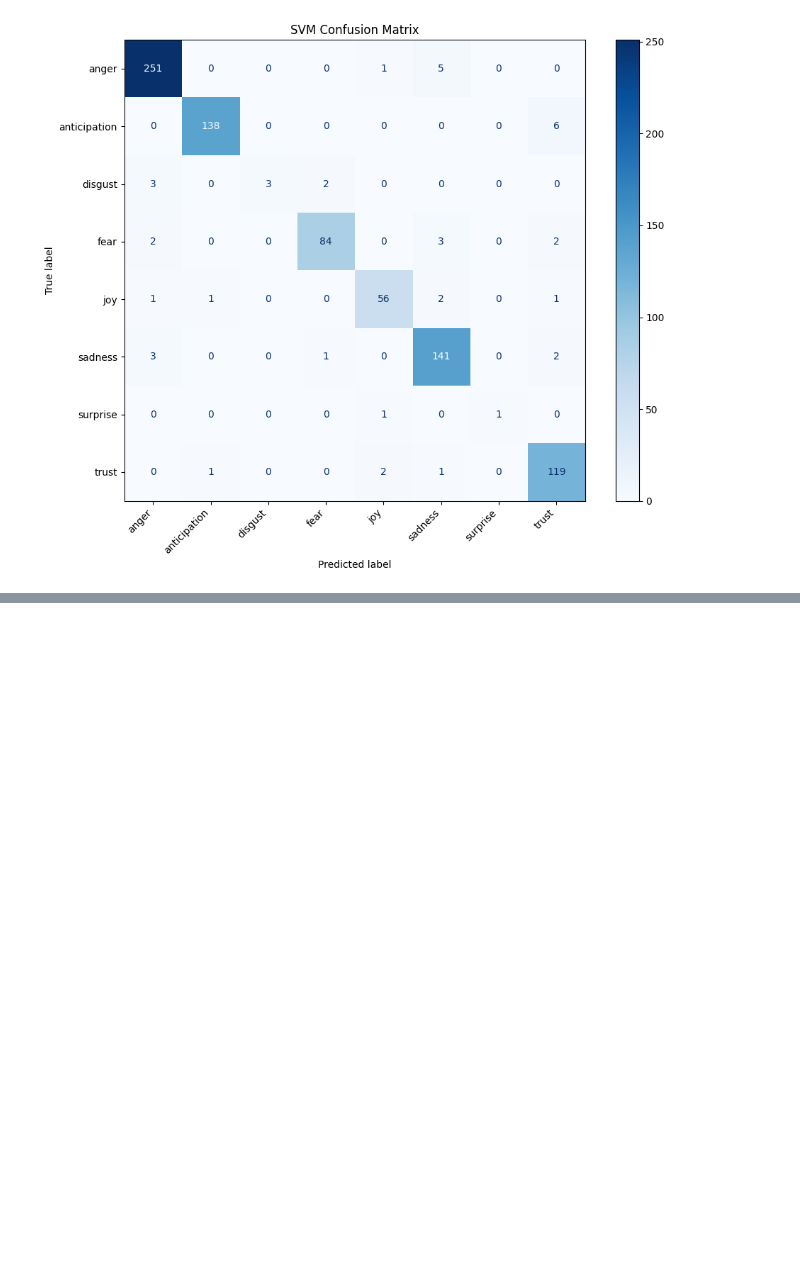
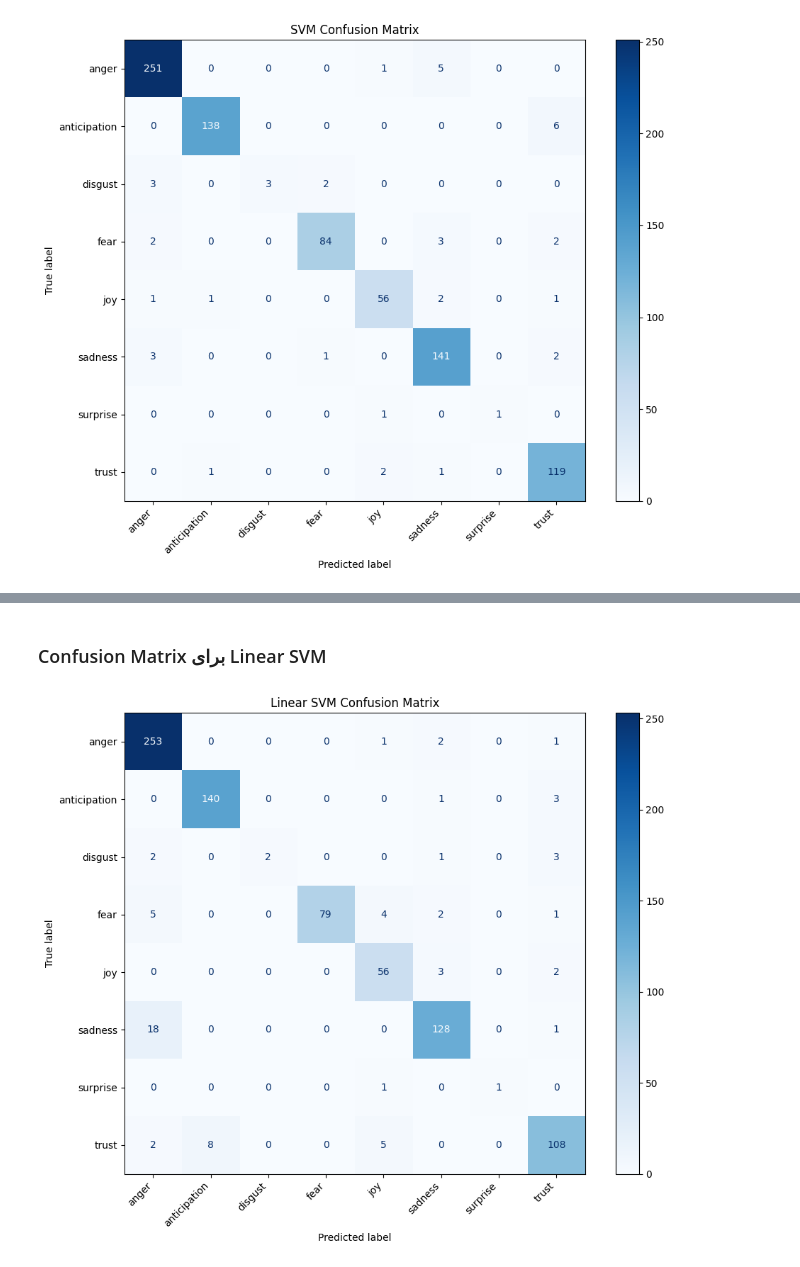
Before and after one commit to REZAKAZAZI00/Pattern_Recognition, a Jupyter notebook: Pattern_Recognition.ipynb, the cells around one changed output, grey strips where cells are left out. Cells and saved outputs as stored; diff of their text form; code cells hidden in the pictures; blank space fills up the shorter version.

```diff
--- a/Pattern_Recognition.ipynb
+++ b/Pattern_Recognition.ipynb
@@ -236,3 +245,19 @@ plt.tight_layout()
 plt.show()
 # %% [output]
 [figure]
+# %%
+from sklearn.svm import LinearSVC
+from sklearn.metrics import accuracy_score, classification_report
+
+# Initialize and train the Linear SVM model
+# Set dual=False when n_samples > n_features for better performance
+linear_svm_model = LinearSVC(random_state=42, dual=False, max_iter=10000)
+linear_svm_model.fit(X_train, y_train)
+
+# Make predictions on the test set
+linear_svm_pred = linear_svm_model.predict(X_test)
+
+# Evaluate the Linear SVM model
+print("\n📌 Linear SVM Accuracy:", accuracy_score(y_test, linear_svm_pred))
+print("\nClassification Report (Linear SVM):")
+print(classification_report(y_test, linear_svm_pred, zero_division=0))
@@ -238,0 +315,22 @@ plt.show()
+# %% [markdown]
+### Confusion Matrix برای Linear SVM
+# %%
+from sklearn.metrics import confusion_matrix, ConfusionMatrixDisplay
+import matplotlib.pyplot as plt
+
+# Calculate the confusion matrix for Linear SVM
+cm_linear = confusion_matrix(y_test, linear_svm_pred, labels=linear_svm_model.classes_)
+
+# Create a ConfusionMatrixDisplay object
+disp_linear = ConfusionMatrixDisplay(confusion_matrix=cm_linear, display_labels=EMOTIONS)
+
+# Plot the confusion matrix
+fig_linear, ax_linear = plt.subplots(figsize=(10, 8))
+disp_linear.plot(cmap=plt.cm.Blues, ax=ax_linear)
+ax_linear.set_title("Linear SVM Confusion Matrix")
+plt.xticks(rotation=45, ha='right')
+plt.yticks(rotation=0)
+plt.tight_layout()
+plt.show()
+# %% [output]
+[figure, added]
```
Also changed, not shown: parts of 7 cells of this notebook.
